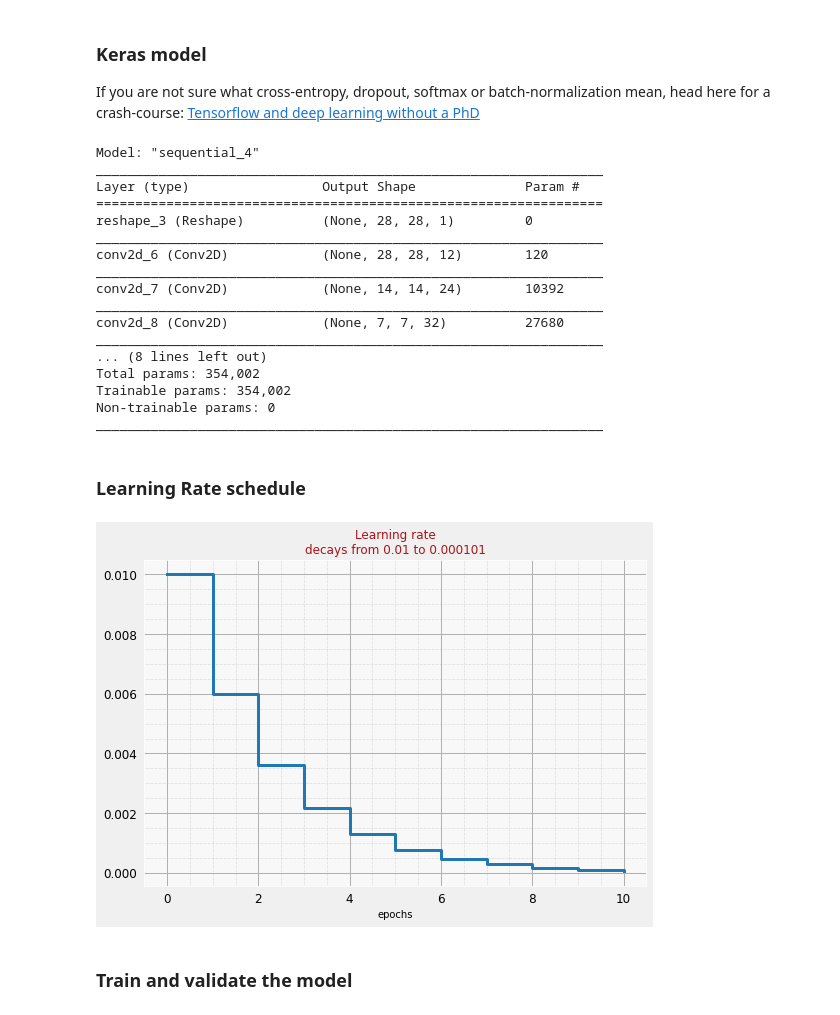
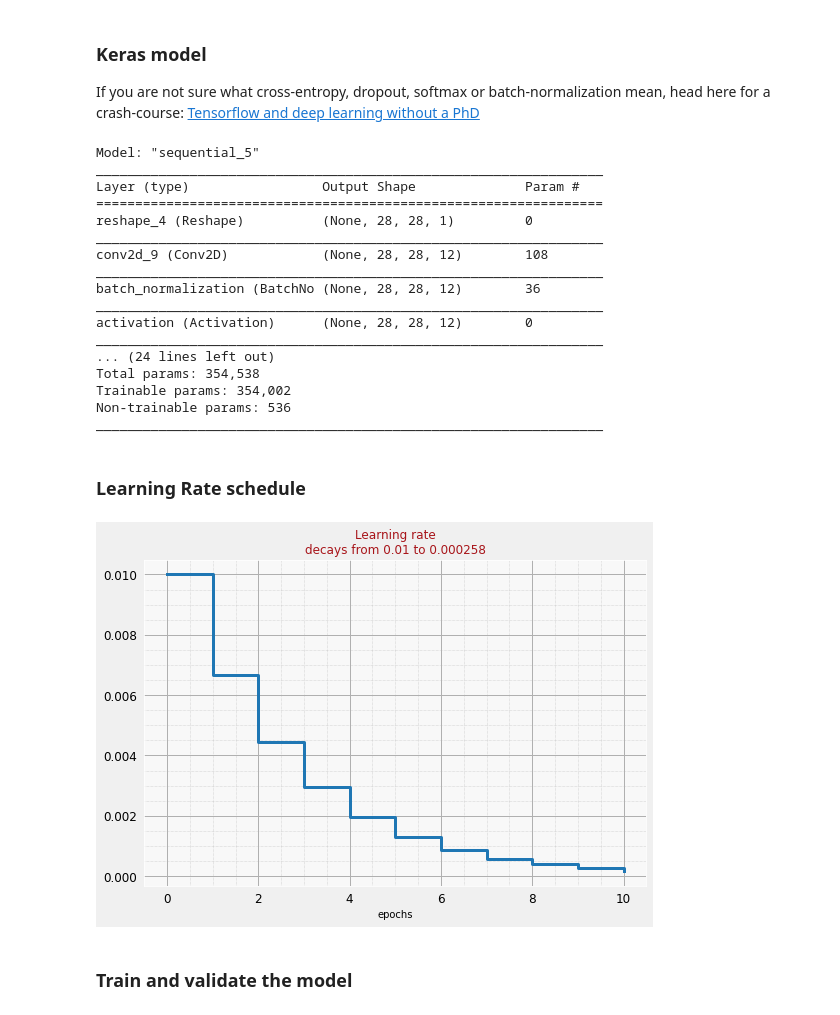
Before and after one commit to baerashid/keras, a Jupyter notebook: keras_05_mnist_dense_lrdecay_dropout_conv.ipynb, the cells around one changed output. Cells and saved outputs as stored; diff of their text form; code cells hidden in the pictures.

```diff
--- a/keras_05_mnist_dense_lrdecay_dropout_conv.ipynb
+++ b/keras_05_mnist_dense_lrdecay_dropout_conv.ipynb
@@ -251,12 +251,26 @@ If you are not sure what cross-entropy, dropout, softmax or batch-normalization
 model = tf.keras.Sequential(
   [
       tf.keras.layers.Reshape(input_shape=(28*28,), target_shape=(28, 28, 1)),
-      tf.keras.layers.Conv2D(kernel_size=3, filters=12, padding='same', activation='relu'),
-      tf.keras.layers.Conv2D(kernel_size=6, filters=24, padding='same', activation='relu', strides=2),
-      tf.keras.layers.Conv2D(kernel_size=6, filters=32, padding='same', activation='relu', strides=2),
+
+      tf.keras.layers.Conv2D(kernel_size=3, filters=12, padding='same', use_bias=False),
+      tf.keras.layers.BatchNormalization(scale=False, center=True),
+      tf.keras.layers.Activation('relu'),
+
+      tf.keras.layers.Conv2D(kernel_size=6, filters=24, padding='same', strides=2, use_bias=False),
+      tf.keras.layers.BatchNormalization(scale=False, center=True),
+      tf.keras.layers.Activation('relu'),
+
+      tf.keras.layers.Conv2D(kernel_size=6, filters=32, padding='same', strides=2, use_bias=False),
+      tf.keras.layers.BatchNormalization(scale=False, center=True),
+      tf.keras.layers.Activation('relu'),
+
       tf.keras.layers.Flatten(),
-      tf.keras.layers.Dropout(0.4),
-      tf.keras.layers.Dense(200, activation='relu'),
+
+      tf.keras.layers.Dense(200, use_bias=False),
+      tf.keras.layers.BatchNormalization(scale=False, center=True),
+      tf.keras.layers.Activation('relu'),
+
+      tf.keras.layers.Dropout(0.3),
       tf.keras.layers.Dense(10, activation='softmax')
   ])
 
@@ -270,37 +284,37 @@ model.summary()
 # utility callback that displays training curves
 plot_training = PlotTraining(sample_rate=10, zoom=10)
 # %% [output]
-Model: "sequential_4"
+Model: "sequential_5"
 _________________________________________________________________
 Layer (type)                 Output Shape              Param #
 =================================================================
-reshape_3 (Reshape)          (None, 28, 28, 1)         0
+reshape_4 (Reshape)          (None, 28, 28, 1)         0
 _________________________________________________________________
-conv2d_6 (Conv2D)            (None, 28, 28, 12)        120
+conv2d_9 (Conv2D)            (None, 28, 28, 12)        108
 _________________________________________________________________
-conv2d_7 (Conv2D)            (None, 14, 14, 24)        10392
+batch_normalization (BatchNo (None, 28, 28, 12)        36
 _________________________________________________________________
-conv2d_8 (Conv2D)            (None, 7, 7, 32)          27680
+activation (Activation)      (None, 28, 28, 12)        0
 _________________________________________________________________
-... (8 lines left out)
-Total params: 354,002
+... (24 lines left out)
+Total params: 354,538
 Trainable params: 354,002
-Non-trainable params: 0
+Non-trainable params: 536
 _________________________________________________________________
 # %% [markdown]
 ### Learning Rate schedule
 # %%
 # lr decay function
 def lr_decay(epoch):
-  return 0.01 * math.pow(0.6, epoch)
+  return 0.01 * math.pow(0.666, epoch)
 
 # lr schedule callback
 lr_decay_callback = tf.keras.callbacks.LearningRateScheduler(lr_decay, verbose=True)
 
 # important to see what you are doing
 plot_learning_rate(lr_decay, EPOCHS)
 # %% [output]
-[figure, old version]
+[figure, new version]
 # %% [markdown]
 ### Train and validate the model
 # %%
```
Also changed, not shown: parts of 3 cells of this notebook.
